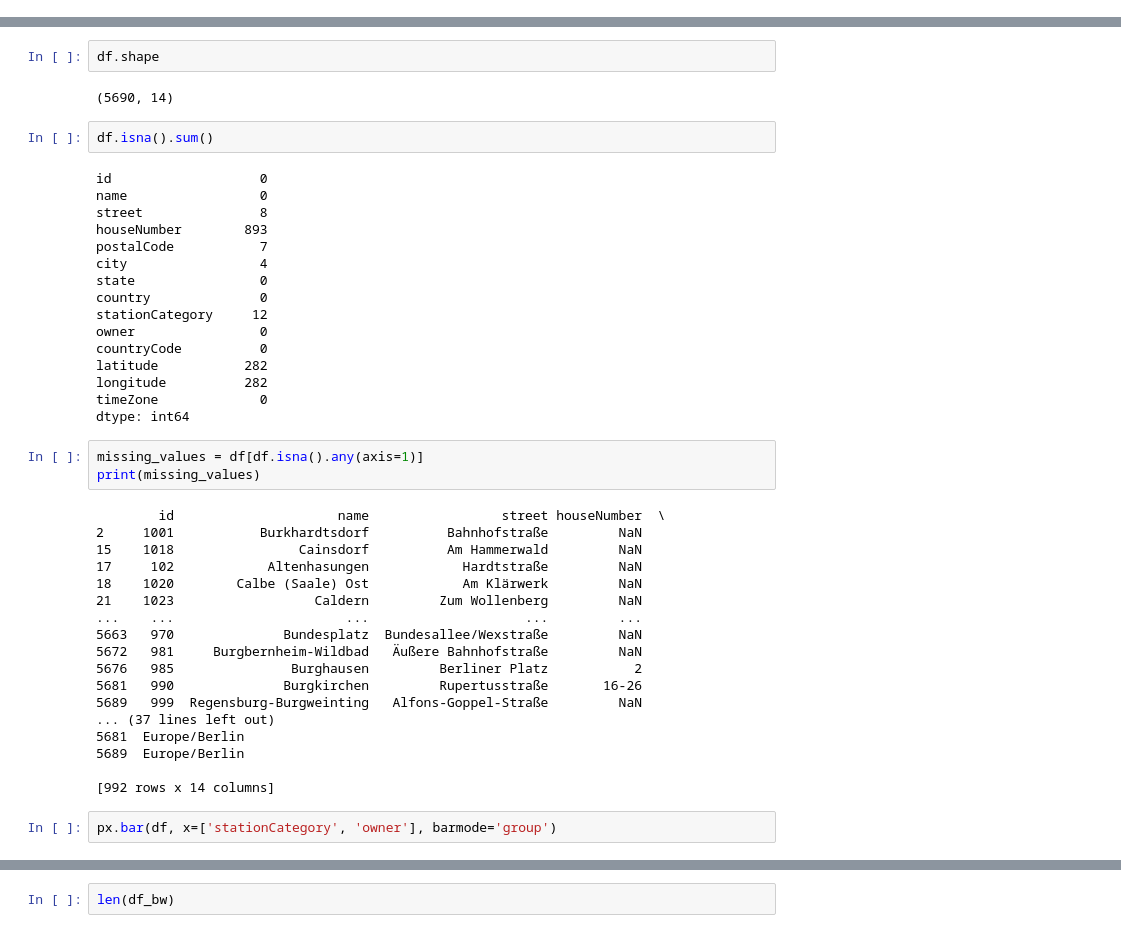
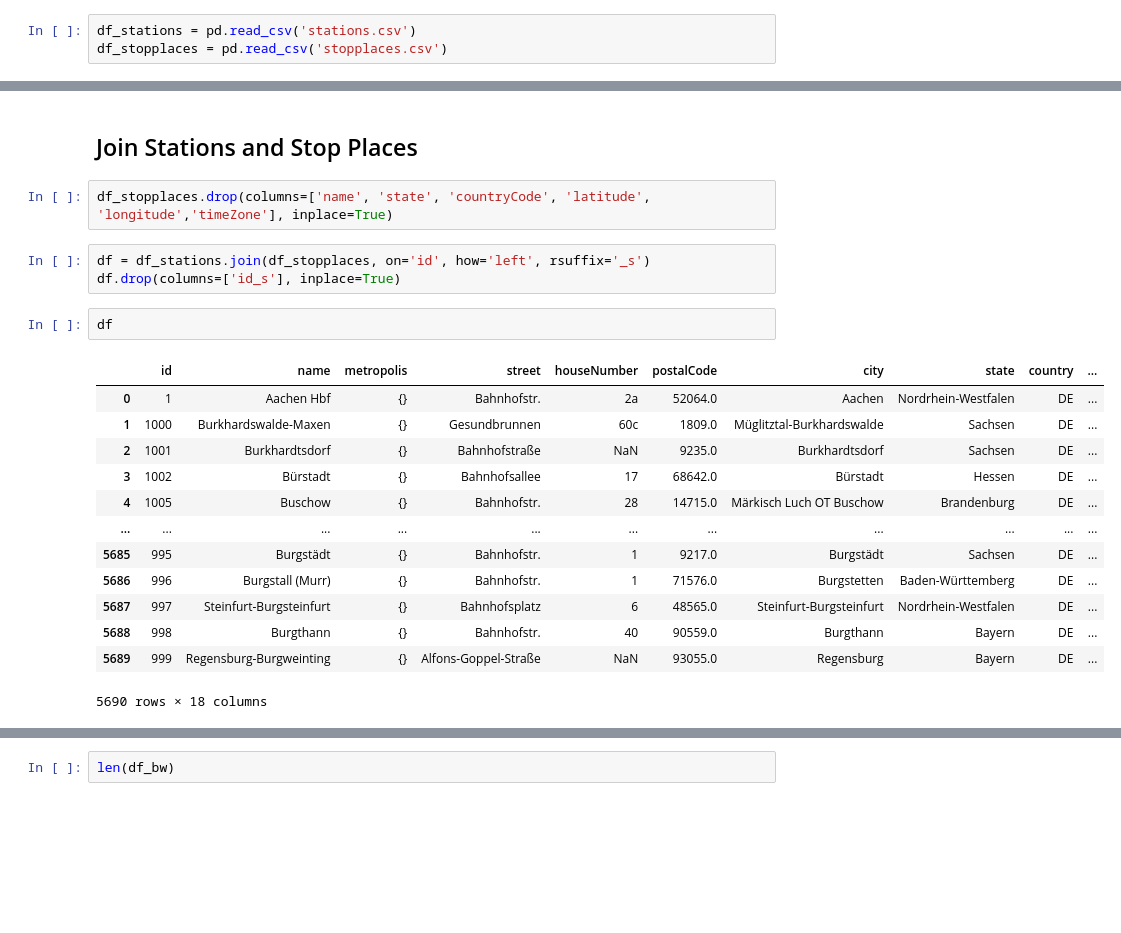
Before and after one commit to lz039/python4ds_project, a Jupyter notebook: DB_EDA.ipynb, the cells around one changed output, grey strips where cells are left out. Saved outputs shown, nothing was run; the diff lists cells and outputs as text; blank space fills up the shorter version.

```diff
--- a/DB_EDA.ipynb
+++ b/DB_EDA.ipynb
@@ -5,0 +13,3 @@ df = pd.read_csv('data.csv')
+# %%
+df_stations = pd.read_csv('stations.csv')
+df_stopplaces = pd.read_csv('stopplaces.csv')
@@ -6,45 +82,23 @@ df = pd.read_csv('data.csv')
+# %% [markdown]
+## Join Stations and Stop Places
+# %%
+df_stopplaces.drop(columns=['name', 'state', 'countryCode', 'latitude', 'longitude','timeZone'], inplace=True)
+# %%
+df = df_stations.join(df_stopplaces, on='id', how='left', rsuffix='_s')
+df.drop(columns=['id_s'], inplace=True)
 # %%
-df.shape
+df
 # %% [output]
+|  | id | name | metropolis | street | houseNumber | postalCode | city | state | country | ... |
+| 0 | 1 | Aachen Hbf | {} | Bahnhofstr. | 2a | 52064.0 | Aachen | Nordrhein-Westfalen | DE | ... |
+| 1 | 1000 | Burkhardswalde-Maxen | {} | Gesundbrunnen | 60c | 1809.0 | Müglitztal-Burkhardswalde | Sachsen | DE | ... |
+| 2 | 1001 | Burkhardtsdorf | {} | Bahnhofstraße | NaN | 9235.0 | Burkhardtsdorf | Sachsen | DE | ... |
+| 3 | 1002 | Bürstadt | {} | Bahnhofsallee | 17 | 68642.0 | Bürstadt | Hessen | DE | ... |
+| 4 | 1005 | Buschow | {} | Bahnhofstr. | 28 | 14715.0 | Märkisch Luch OT Buschow | Brandenburg | DE | ... |
+| ... | ... | ... | ... | ... | ... | ... | ... | ... | ... | ... |
+| 5685 | 995 | Burgstädt | {} | Bahnhofstr. | 1 | 9217.0 | Burgstädt | Sachsen | DE | ... |
+| 5686 | 996 | Burgstall (Murr) | {} | Bahnhofstr. | 1 | 71576.0 | Burgstetten | Baden-Württemberg | DE | ... |
+| 5687 | 997 | Steinfurt-Burgsteinfurt | {} | Bahnhofsplatz | 6 | 48565.0 | Steinfurt-Burgsteinfurt | Nordrhein-Westfalen | DE | ... |
+| 5688 | 998 | Burgthann | {} | Bahnhofstr. | 40 | 90559.0 | Burgthann | Bayern | DE | ... |
+| 5689 | 999 | Regensburg-Burgweinting | {} | Alfons-Goppel-Straße | NaN | 93055.0 | Regensburg | Bayern | DE | ... |
-(5690, 14)
+5690 rows × 18 columns
-# %%
-df.isna().sum()
-# %% [output]
-id                   0
-name                 0
-street               8
-houseNumber        893
-postalCode           7
-city                 4
-state                0
-country              0
-stationCategory     12
-owner                0
-countryCode          0
-latitude           282
-longitude          282
-timeZone             0
-dtype: int64
-# %%
-missing_values = df[df.isna().any(axis=1)]
-print(missing_values)
-# %% [output]
-        id                     name                 street houseNumber  \
-2     1001           Burkhardtsdorf          Bahnhofstraße         NaN
-15    1018                Cainsdorf          Am Hammerwald         NaN
-17     102            Altenhasungen            Hardtstraße         NaN
-18    1020        Calbe (Saale) Ost            Am Klärwerk         NaN
-21    1023                  Caldern         Zum Wollenberg         NaN
-...    ...                      ...                    ...         ...
-5663   970              Bundesplatz  Bundesallee/Wexstraße         NaN
-5672   981     Burgbernheim-Wildbad   Äußere Bahnhofstraße         NaN
-5676   985               Burghausen         Berliner Platz           2
-5681   990              Burgkirchen         Rupertusstraße       16-26
-5689   999  Regensburg-Burgweinting   Alfons-Goppel-Straße         NaN
-... (37 lines left out)
-5681  Europe/Berlin
-5689  Europe/Berlin
-
-[992 rows x 14 columns]
-# %%
-px.bar(df, x=['stationCategory', 'owner'], barmode='group')
```
Also changed, not shown: parts of 20 cells of this notebook, 1 other file.
